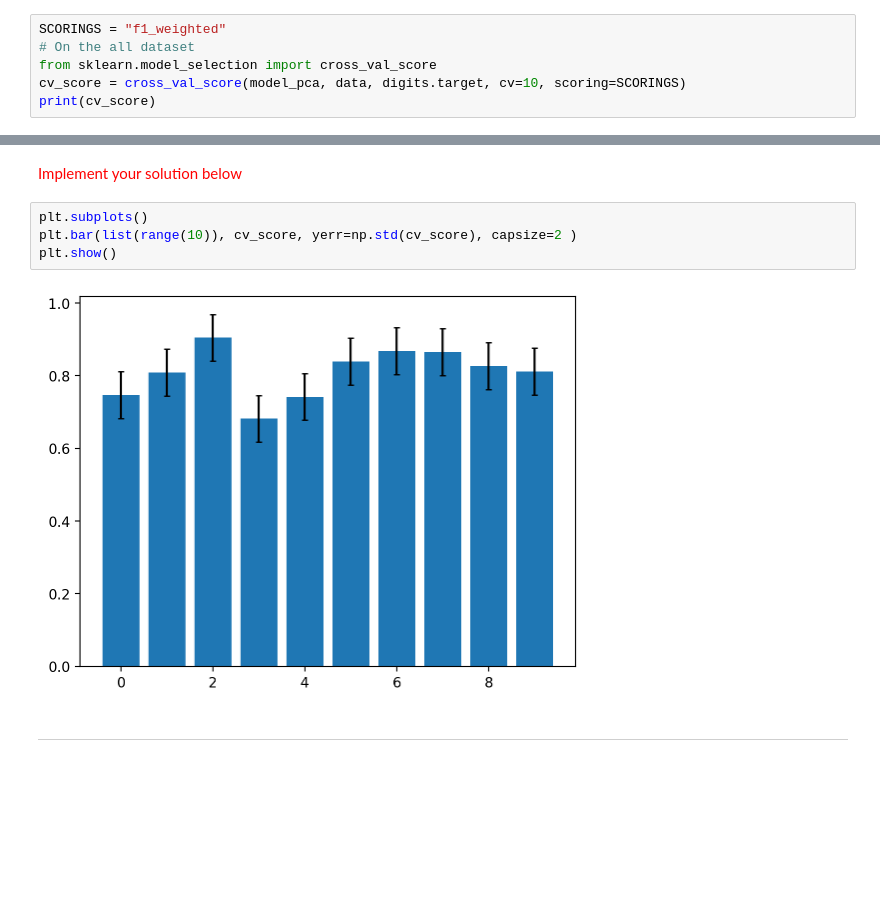
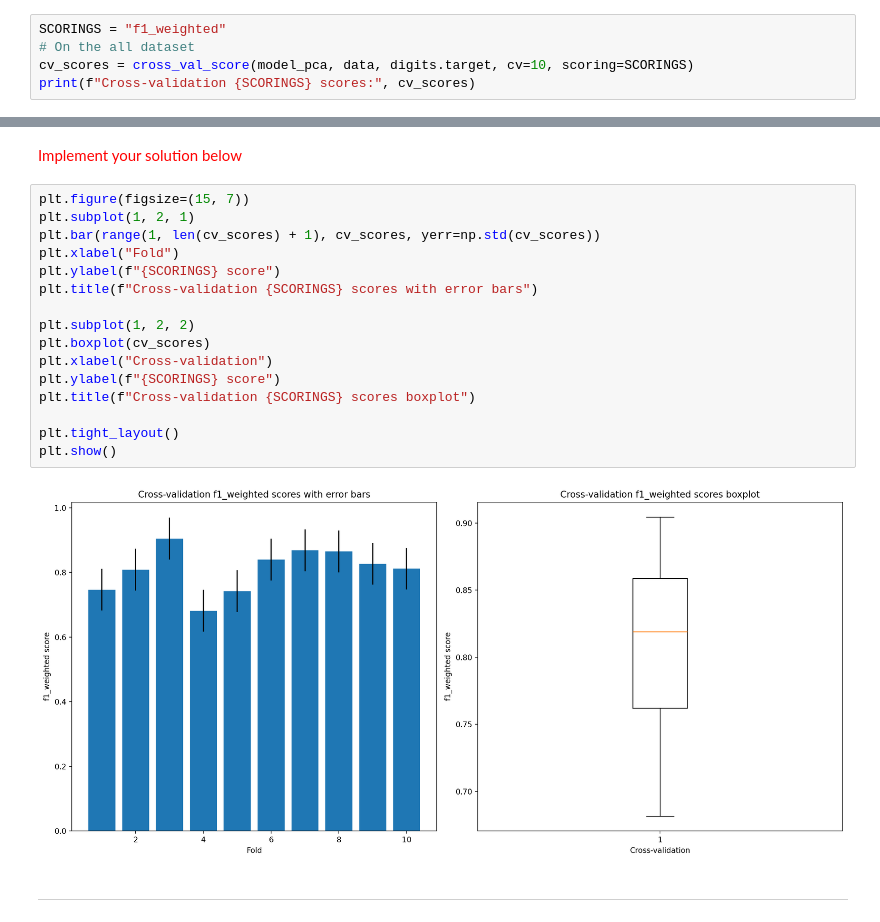
Before and after one commit to OloruntobiOlutola/Hands-on-ML, a Jupyter notebook: TP 2 - Scikit-Learn - Evaluation.ipynb, the cells around one changed output, grey strips where cells are left out. Cells and saved outputs as stored; diff of their text form; blank space fills up the shorter version.

```diff
--- a/TP 2 - Scikit-Learn - Evaluation.ipynb
+++ b/TP 2 - Scikit-Learn - Evaluation.ipynb
@@ -353,7 +344,6 @@ By way of example and in order to be able to compare the results with the previo
 # %%
 SCORINGS = "f1_weighted"
 # On the all dataset
-from sklearn.model_selection import cross_val_score
-cv_score = cross_val_score(model_pca, data, digits.target, cv=10, scoring=SCORINGS)
-print(cv_score)
+cv_scores = cross_val_score(model_pca, data, digits.target, cv=10, scoring=SCORINGS)
+print(f"Cross-validation {SCORINGS} scores:", cv_scores)
 # %% [output]
@@ -364,11 +354,23 @@ Show the results with a [`plt.bar`] (https://matplotlib.org/stable/api/_as_gen/m
 # %% [markdown]
 <span style="color:red">Implement your solution below</span>
 # %%
-plt.subplots()
-plt.bar(list(range(10)), cv_score, yerr=np.std(cv_score), capsize=2 )
+plt.figure(figsize=(15, 7))
+plt.subplot(1, 2, 1)
+plt.bar(range(1, len(cv_scores) + 1), cv_scores, yerr=np.std(cv_scores))
+plt.xlabel("Fold")
+plt.ylabel(f"{SCORINGS} score")
+plt.title(f"Cross-validation {SCORINGS} scores with error bars")
+
+plt.subplot(1, 2, 2)
+plt.boxplot(cv_scores)
+plt.xlabel("Cross-validation")
+plt.ylabel(f"{SCORINGS} score")
+plt.title(f"Cross-validation {SCORINGS} scores boxplot")
+
+plt.tight_layout()
 plt.show()
 # %% [output]
-[figure, old version]
+[figure, new version]
 # %% [markdown]
 ---
 # %% [markdown]
```
Also changed, not shown: parts of 15 cells of this notebook.
